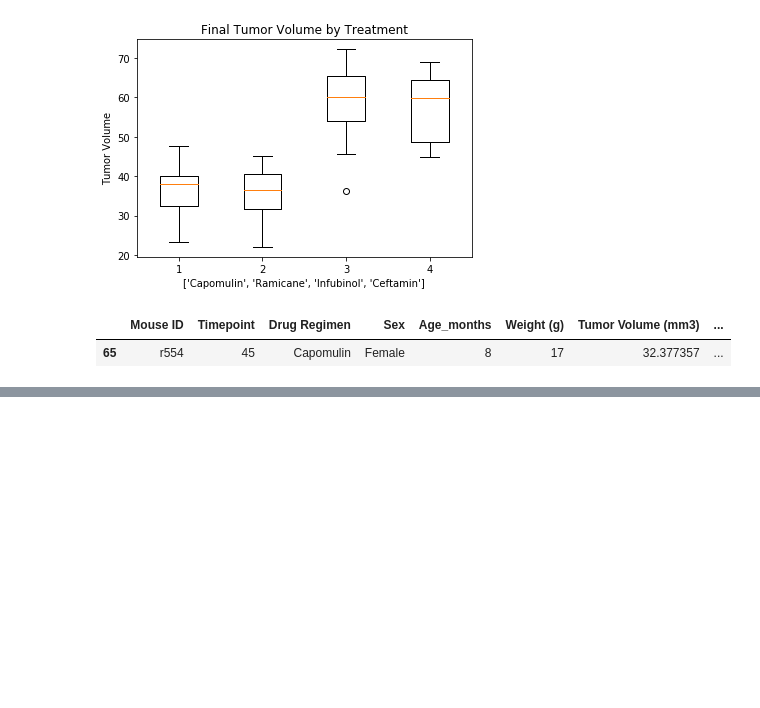
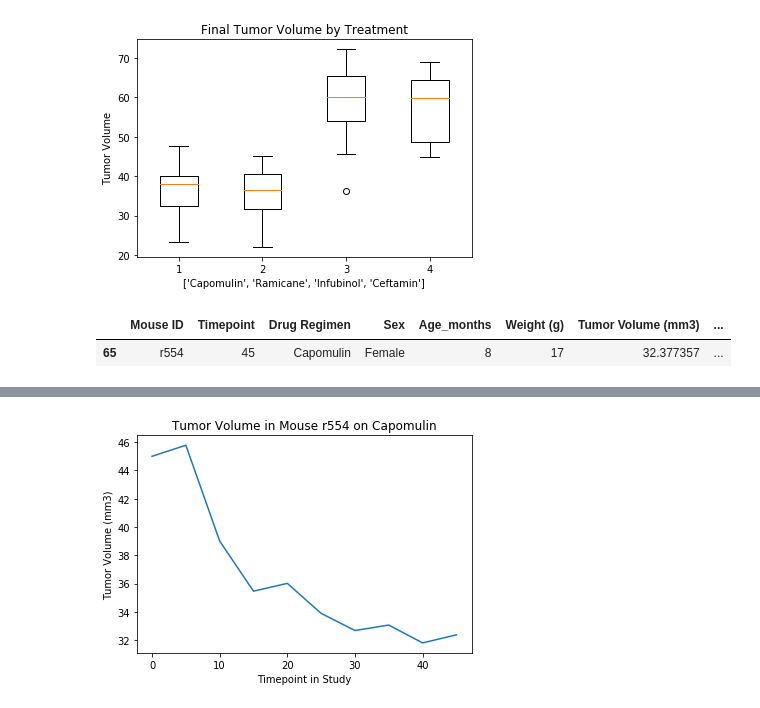
Before and after one commit to GregMaginn/05-Matplotlab, a Jupyter notebook: 05-Matplotlab/matplotlab.ipynb, the cells around one changed output, grey strips where cells are left out. Cells and saved outputs as stored; diff of their text form; code cells hidden in the pictures; blank space fills up the shorter version.

```diff
--- a/05-Matplotlab/matplotlab.ipynb
+++ b/05-Matplotlab/matplotlab.ipynb
@@ -271,0 +271,9 @@ top4_df.loc[]
+# %%
+#create plot of mouse r554 in study
+plt.plot(capo_mouse_df['Timepoint'], capo_mouse_df['Tumor Volume (mm3)'])
+plt.xlabel('Timepoint in Study')
+plt.ylabel('Tumor Volume (mm3)')
+plt.title('Tumor Volume in Mouse r554 on Capomulin')
+plt.show()
+# %% [output]
+[figure, added]
```
Also changed, not shown: parts of 5 cells of this notebook.
